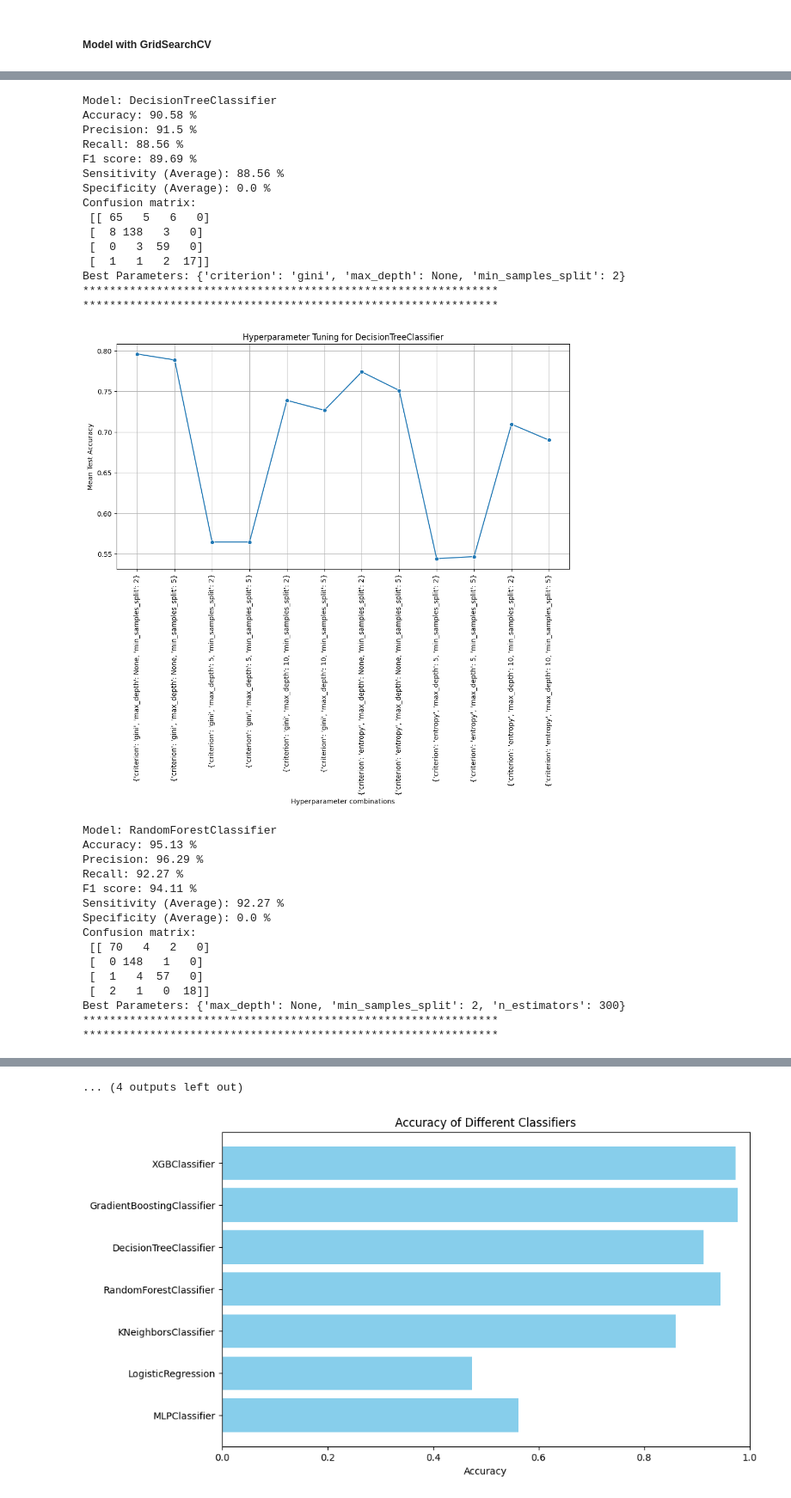
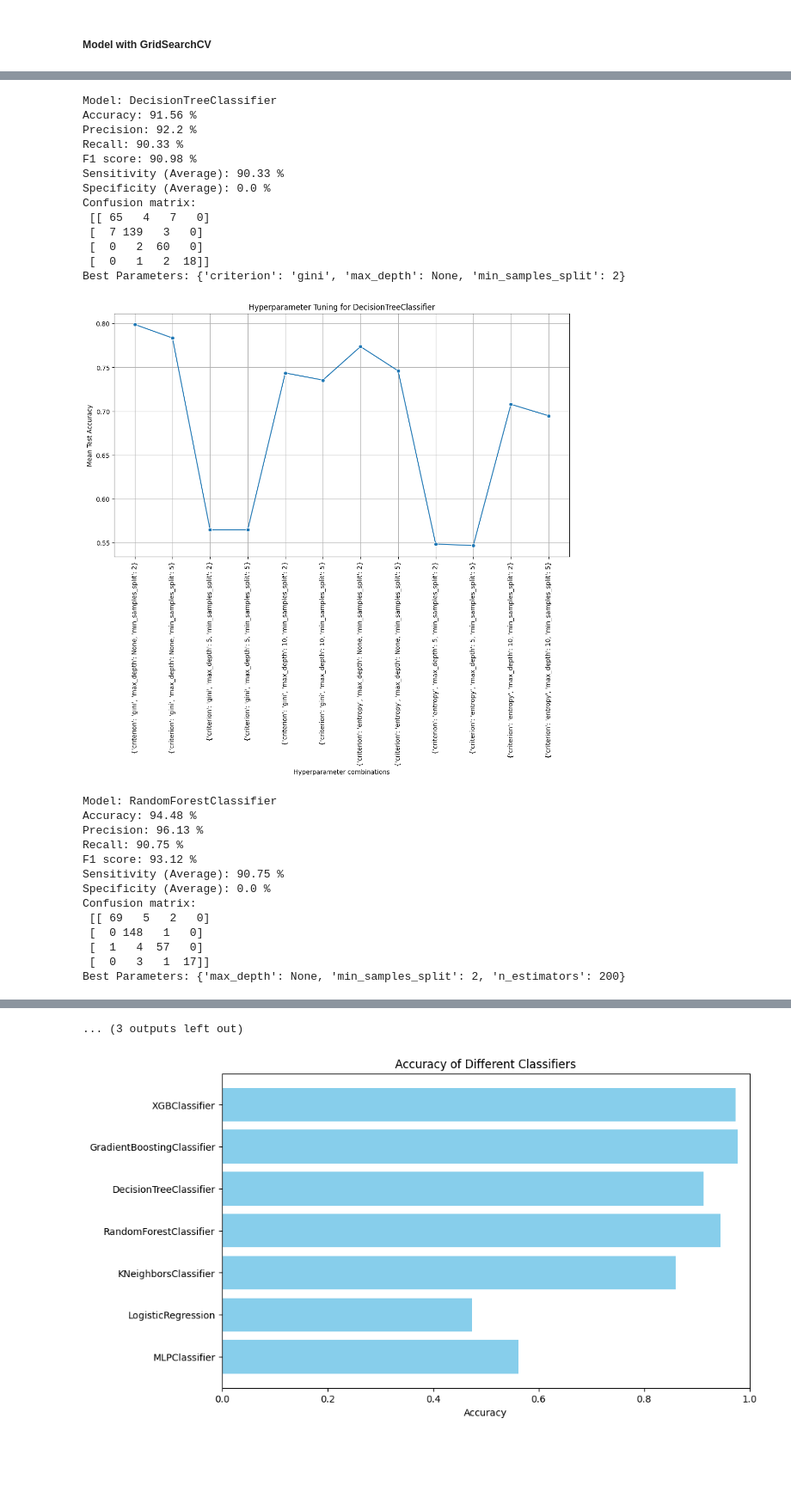
Before and after one commit to Aboodtt404/Loan-Completion-ML, a Jupyter notebook: loan_completion_ml.ipynb, the cells around one changed output, grey strips where cells are left out. Shown at 86% size. Drawn from its saved outputs; the diff is of its cells as text; code cells hidden in the pictures; blank space fills up the shorter version.

```diff
--- a/loan_completion_ml.ipynb
+++ b/loan_completion_ml.ipynb
@@ -565,15 +565,13 @@ for model_info in models:
     print("Specificity (Average):", round(specificity * 100, 2), '%')
     print("Confusion matrix:\n", conf_matrix)
     print("Best Parameters:", grid_search.best_params_)
-    print("**************************************************************")
-    print("**************************************************************")
     print()
 
     results = grid_search.cv_results_
     mean_test_score = results['mean_test_score']
     params = results['params']
 
-    plt.figure(figsize=(12, 6))
+    plt.figure(figsize=(13, 7))
     sns.lineplot(x=range(len(params)), y=mean_test_score, marker='o')
     plt.xticks(range(len(params)), [str(param) for param in params], rotation=90)
     plt.xlabel('Hyperparameter combinations')
@@ -621,31 +615,27 @@ Best Parameters: {'learning_rate': 0.8, 'n_estimators': 200}
 Model: DecisionTreeClassifier
-Accuracy: 90.58 %
-Precision: 91.5 %
-Recall: 88.56 %
-F1 score: 89.69 %
-Sensitivity (Average): 88.56 %
+Accuracy: 91.56 %
+Precision: 92.2 %
+Recall: 90.33 %
+F1 score: 90.98 %
+Sensitivity (Average): 90.33 %
 Specificity (Average): 0.0 %
 Confusion matrix:
- [[ 65   5   6   0]
- [  8 138   3   0]
- [  0   3  59   0]
- [  1   1   2  17]]
+ [[ 65   4   7   0]
+ [  7 139   3   0]
+ [  0   2  60   0]
+ [  0   1   2  18]]
 Best Parameters: {'criterion': 'gini', 'max_depth': None, 'min_samples_split': 2}
-**************************************************************
-**************************************************************
-[figure, old version]
+[figure, new version]
 Model: RandomForestClassifier
-Accuracy: 95.13 %
-Precision: 96.29 %
-Recall: 92.27 %
-F1 score: 94.11 %
-Sensitivity (Average): 92.27 %
+Accuracy: 94.48 %
+Precision: 96.13 %
+Recall: 90.75 %
+F1 score: 93.12 %
+Sensitivity (Average): 90.75 %
 Specificity (Average): 0.0 %
 Confusion matrix:
- [[ 70   4   2   0]
+ [[ 69   5   2   0]
  [  0 148   1   0]
  [  1   4  57   0]
- [  2   1   0  18]]
-Best Parameters: {'max_depth': None, 'min_samples_split': 2, 'n_estimators': 300}
-**************************************************************
-**************************************************************
+ [  0   3   1  17]]
+Best Parameters: {'max_depth': None, 'min_samples_split': 2, 'n_estimators': 200}
@@ -701,4 +687,4 @@ Best Parameters: {'C': 0.1, 'penalty': 'l2'}
-... (4 outputs left out)
+... (3 outputs left out)
 # %%
 plt.figure(figsize=(10, 6))
 plt.barh(model_names, models_accuracy, color='skyblue')
```
Also changed, not shown: parts of 3 cells of this notebook, 4 other files.
